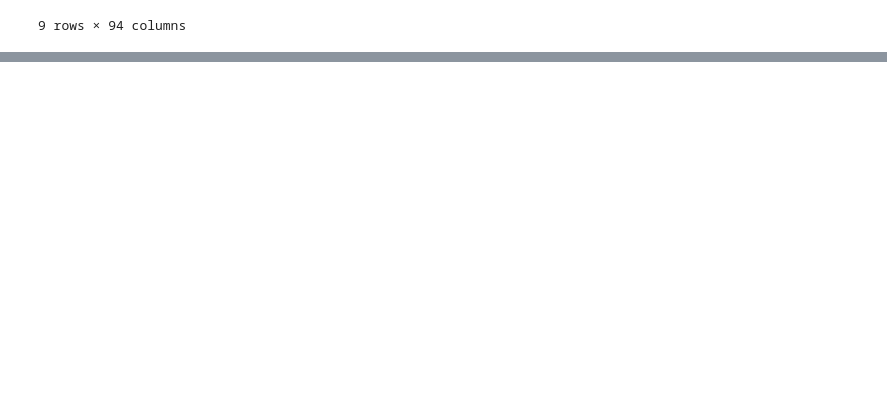
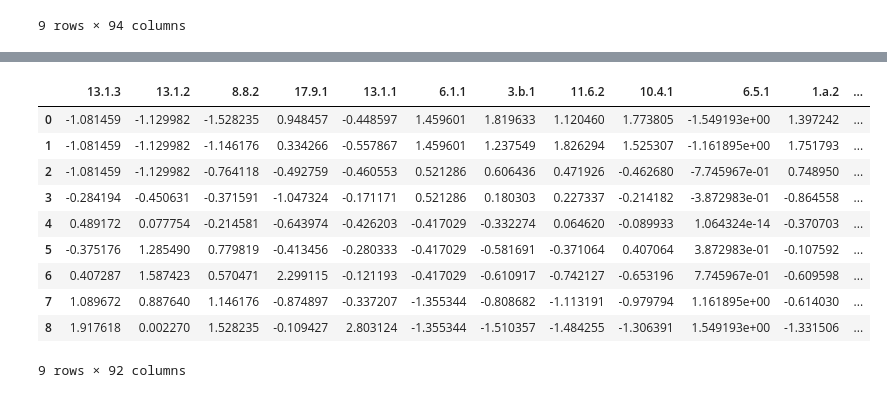
Before and after one commit to HaileyHao/G5055_Practicum_Project2, a Jupyter notebook: Codes/Composite/Correlation_among_indicators_Indicator_model.ipynb, the cells around one changed output, grey strips where cells are left out. Cells and saved outputs as stored; diff of their text form; code cells hidden in the pictures; blank space fills up the shorter version.

```diff
--- a/Codes/Composite/Correlation_among_indicators_Indicator_model.ipynb
+++ b/Codes/Composite/Correlation_among_indicators_Indicator_model.ipynb
@@ -45,0 +94,14 @@ correlation.to_csv('/content/drive/MyDrive/Colab Notebooks/Practicum SDG Network
+# %%
+Guatemala_scaled
+# %% [output]
+|  | 13.1.3 | 13.1.2 | 8.8.2 | 17.9.1 | 13.1.1 | 6.1.1 | 3.b.1 | 11.6.2 | 10.4.1 | 6.5.1 | 1.a.2 | ... |
+| 0 | -1.081459 | -1.129982 | -1.528235 | 0.948457 | -0.448597 | 1.459601 | 1.819633 | 1.120460 | 1.773805 | -1.549193e+00 | 1.397242 | ... |
+| 1 | -1.081459 | -1.129982 | -1.146176 | 0.334266 | -0.557867 | 1.459601 | 1.237549 | 1.826294 | 1.525307 | -1.161895e+00 | 1.751793 | ... |
+| 2 | -1.081459 | -1.129982 | -0.764118 | -0.492759 | -0.460553 | 0.521286 | 0.606436 | 0.471926 | -0.462680 | -7.745967e-01 | 0.748950 | ... |
+| 3 | -0.284194 | -0.450631 | -0.371591 | -1.047324 | -0.171171 | 0.521286 | 0.180303 | 0.227337 | -0.214182 | -3.872983e-01 | -0.864558 | ... |
+| 4 | 0.489172 | 0.077754 | -0.214581 | -0.643974 | -0.426203 | -0.417029 | -0.332274 | 0.064620 | -0.089933 | 1.064324e-14 | -0.370703 | ... |
+| 5 | -0.375176 | 1.285490 | 0.779819 | -0.413456 | -0.280333 | -0.417029 | -0.581691 | -0.371064 | 0.407064 | 3.872983e-01 | -0.107592 | ... |
+| 6 | 0.407287 | 1.587423 | 0.570471 | 2.299115 | -0.121193 | -0.417029 | -0.610917 | -0.742127 | -0.653196 | 7.745967e-01 | -0.609598 | ... |
+| 7 | 1.089672 | 0.887640 | 1.146176 | -0.874897 | -0.337207 | -1.355344 | -0.808682 | -1.113191 | -0.979794 | 1.161895e+00 | -0.614030 | ... |
+| 8 | 1.917618 | 0.002270 | 1.528235 | -0.109427 | 2.803124 | -1.355344 | -1.510357 | -1.484255 | -1.306391 | 1.549193e+00 | -1.331506 | ... |
+9 rows × 92 columns
```
Also changed, not shown: parts of 7 cells of this notebook, 5 other files.
